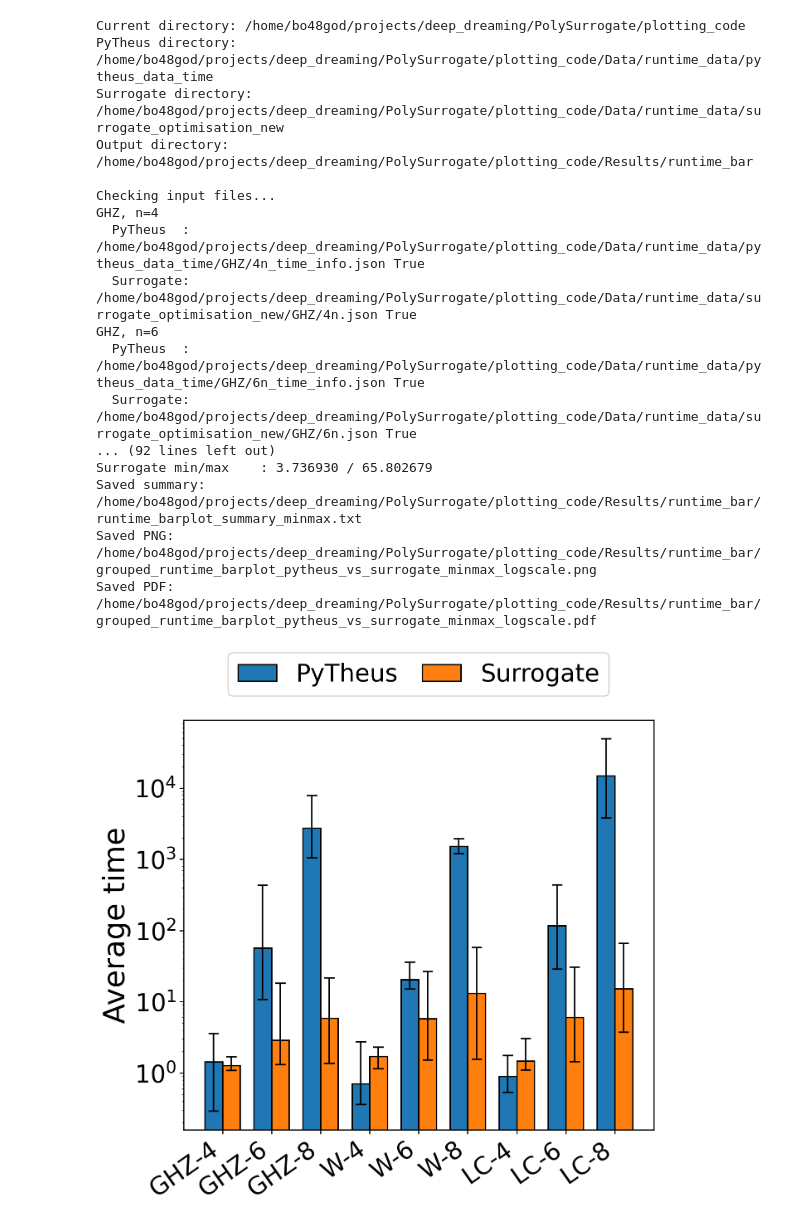
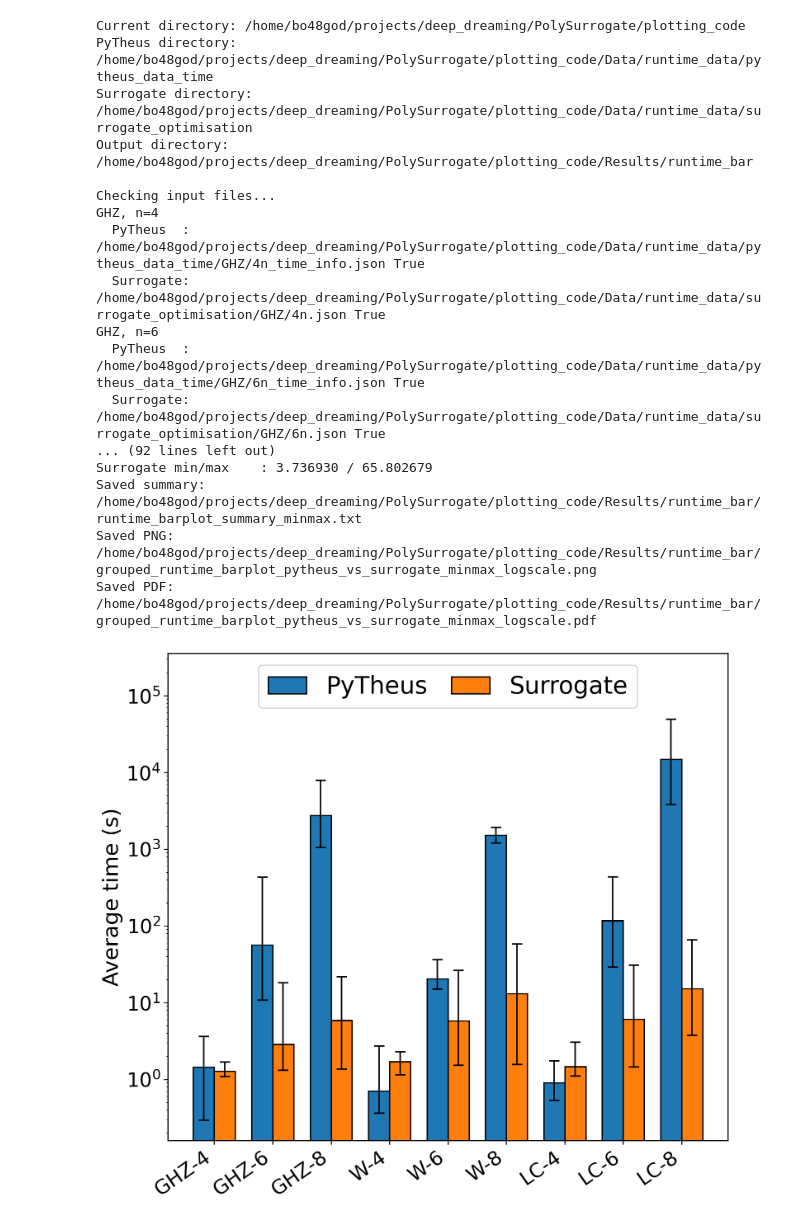
Before and after one commit to AI-Quantum-Lab/PolySurrogate, a Jupyter notebook: plotting_code/runtime.ipynb, the cells around one changed output. Saved outputs shown, nothing was run; the diff lists cells and outputs as text; code cells hidden in the pictures.

```diff
--- a/plotting_code/runtime.ipynb
+++ b/plotting_code/runtime.ipynb
@@ -96,8 +96,9 @@ BAR_EDGE_WIDTH = 1.5
 ERROR_BAR_CAPSIZE = 6
 ERROR_BAR_LINEWIDTH = 1.7
 
-LABEL_FONTSIZE = 34
-TICK_FONTSIZE = 28
+LABEL_FONTSIZE = 28
+TICK_FONTSIZE = 23
+AXIS_LABEL_FONTSIZE_SMALL = 25
 
 LEGEND_FRAME_ALPHA = 0.92
 LEGEND_EDGE_COLOR = "0.75"
@@ -214,11 +215,21 @@ def style_axis(ax):
         spine.set_linewidth(1.3)
 
 
-def add_non_overlapping_legend(ax):
-    """Place legend above the axes to avoid overlap with error bars."""
+def add_non_overlapping_legend(ax, log_scale=False):
+    """Place legend inside the axes, in headroom reserved above the bars
+    (added to the y-limit) so the legend box never touches a bar."""
+    bottom, top = ax.get_ylim()
+
+    if log_scale:
+        # widen the top of a log-scale axis multiplicatively
+        top = top * (10 ** 0.6)
+    else:
+        top = top + 0.22 * (top - bottom)
+
+    ax.set_ylim(bottom, top)
+
     ax.legend(
-        loc="lower center",
-        bbox_to_anchor=(0.5, 1.03),
+        loc="upper center",
         ncol=2,
         frameon=True,
         framealpha=LEGEND_FRAME_ALPHA,
@@ -428,16 +439,16 @@ ax.bar(
     label="Surrogate",
 )
 
-ax.set_ylabel("Average time", fontsize=LABEL_FONTSIZE)
+ax.set_ylabel("Average time (s)", fontsize=AXIS_LABEL_FONTSIZE_SMALL)
 
 ax.set_xticks(x)
-ax.set_xticklabels(labels, rotation=35, ha="right", fontsize=TICK_FONTSIZE)
+ax.set_xticklabels(labels, rotation=35, ha="right", fontsize=AXIS_LABEL_FONTSIZE_SMALL)
 
 ax.set_yscale("log")
 
 style_axis(ax)
 ax.set_box_aspect(0.87)
-add_non_overlapping_legend(ax)
+add_non_overlapping_legend(ax, log_scale=True)
 
 save_and_show_plot(
     fig,
@@ -479,39 +490,39 @@ ax.bar(
     edgecolor="black",
     linewidth=BAR_EDGE_WIDTH,
     label="Surrogate",
 )
 
-ax.set_ylabel("Average time", fontsize=LABEL_FONTSIZE)
+ax.set_ylabel("Average time (s)", fontsize=AXIS_LABEL_FONTSIZE_SMALL)
 
 ax.set_xticks(x)
-ax.set_xticklabels(labels, rotation=35, ha="right", fontsize=TICK_FONTSIZE)
+ax.set_xticklabels(labels, rotation=35, ha="right", fontsize=AXIS_LABEL_FONTSIZE_SMALL)
 
 style_axis(ax)
 ax.set_box_aspect(0.87)
-add_non_overlapping_legend(ax)
+add_non_overlapping_legend(ax, log_scale=False)
 
 save_and_show_plot(
     fig,
     "grouped_runtime_barplot_pytheus_vs_surrogate_minmax_linear"
 )
 # %% [output]
 Current directory: /home/bo48god/projects/deep_dreaming/PolySurrogate/plotting_code
 PyTheus directory: /home/bo48god/projects/deep_dreaming/PolySurrogate/plotting_code/Data/runtime_data/pytheus_data_time
-Surrogate directory: /home/bo48god/projects/deep_dreaming/PolySurrogate/plotting_code/Data/runtime_data/surrogate_optimisation_new
+Surrogate directory: /home/bo48god/projects/deep_dreaming/PolySurrogate/plotting_code/Data/runtime_data/surrogate_optimisation
 Output directory: /home/bo48god/projects/deep_dreaming/PolySurrogate/plotting_code/Results/runtime_bar
 
 Checking input files...
 GHZ, n=4
   PyTheus  : /home/bo48god/projects/deep_dreaming/PolySurrogate/plotting_code/Data/runtime_data/pytheus_data_time/GHZ/4n_time_info.json True
-  Surrogate: /home/bo48god/projects/deep_dreaming/PolySurrogate/plotting_code/Data/runtime_data/surrogate_optimisation_new/GHZ/4n.json True
+  Surrogate: /home/bo48god/projects/deep_dreaming/PolySurrogate/plotting_code/Data/runtime_data/surrogate_optimisation/GHZ/4n.json True
 GHZ, n=6
   PyTheus  : /home/bo48god/projects/deep_dreaming/PolySurrogate/plotting_code/Data/runtime_data/pytheus_data_time/GHZ/6n_time_info.json True
-  Surrogate: /home/bo48god/projects/deep_dreaming/PolySurrogate/plotting_code/Data/runtime_data/surrogate_optimisation_new/GHZ/6n.json True
+  Surrogate: /home/bo48god/projects/deep_dreaming/PolySurrogate/plotting_code/Data/runtime_data/surrogate_optimisation/GHZ/6n.json True
 ... (92 lines left out)
 Surrogate min/max    : 3.736930 / 65.802679
 Saved summary: /home/bo48god/projects/deep_dreaming/PolySurrogate/plotting_code/Results/runtime_bar/runtime_barplot_summary_minmax.txt
 Saved PNG: /home/bo48god/projects/deep_dreaming/PolySurrogate/plotting_code/Results/runtime_bar/grouped_runtime_barplot_pytheus_vs_surrogate_minmax_logscale.png
 Saved PDF: /home/bo48god/projects/deep_dreaming/PolySurrogate/plotting_code/Results/runtime_bar/grouped_runtime_barplot_pytheus_vs_surrogate_minmax_logscale.pdf
-[figure, old version]
+[figure, new version]
 Saved PNG: /home/bo48god/projects/deep_dreaming/PolySurrogate/plotting_code/Results/runtime_bar/grouped_runtime_barplot_pytheus_vs_surrogate_minmax_linear.png
 Saved PDF: /home/bo48god/projects/deep_dreaming/PolySurrogate/plotting_code/Results/runtime_bar/grouped_runtime_barplot_pytheus_vs_surrogate_minmax_linear.pdf
```
Also changed, not shown: parts of 1 cell of this notebook, 35 other files.
